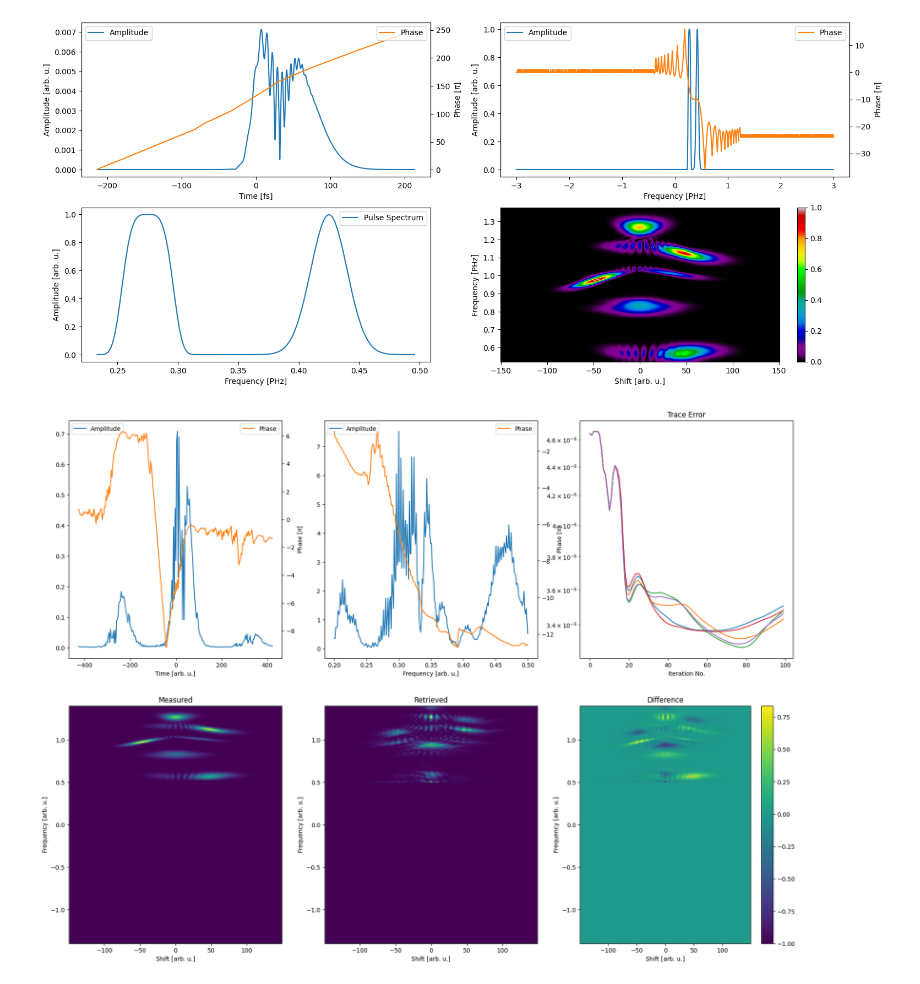
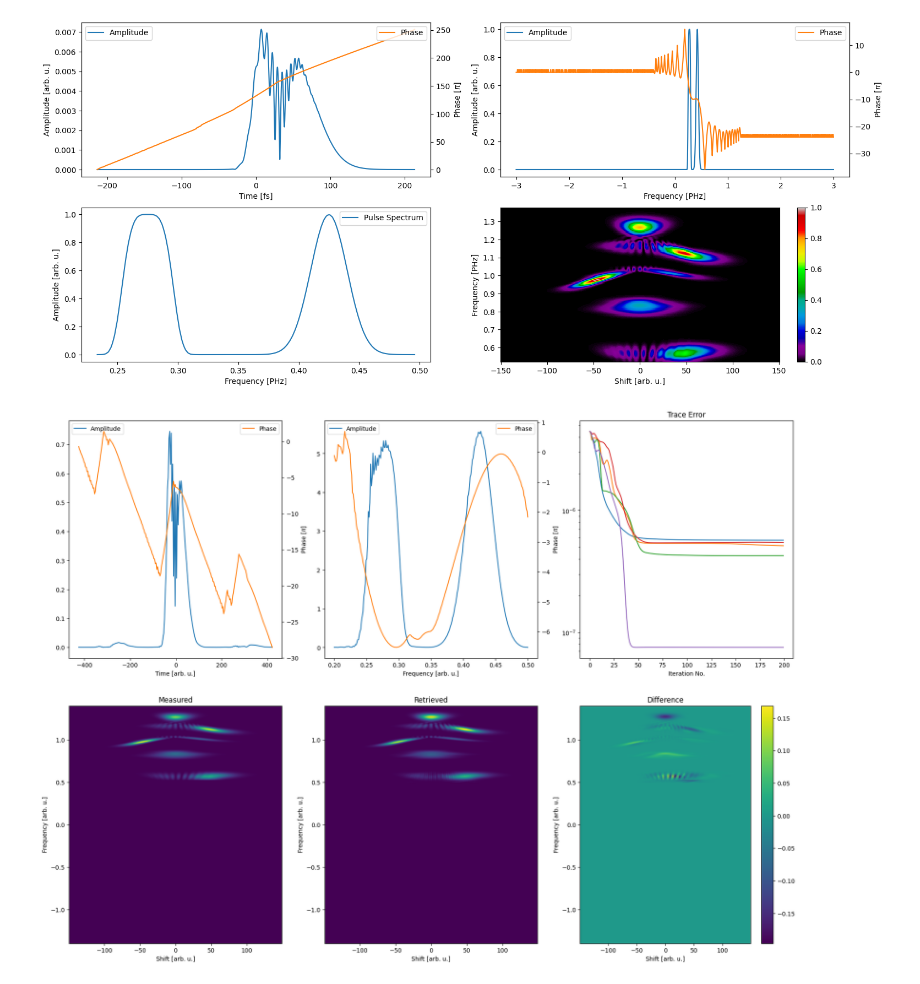
Before and after one commit to matillda123/Pulse-Retrieval-with-JAX, a Jupyter notebook: _usage_example.ipynb, the cells around one changed output. Cells and saved outputs as stored; diff of their text form; code cells hidden in the pictures.

```diff
--- a/_usage_example.ipynb
+++ b/_usage_example.ipynb
@@ -23,15 +23,13 @@ An NVIDIA GPU may be present on this machine, but a CUDA-enabled jaxlib is not i
 # %%
 from pulsedjax.real_fields.frog.classical_algorithms_frog_real_fields import CPCGPA
 
 
-# i think for power method and operator formalism one needs jnp.real
-
 gp = CPCGPA(delay, frequency_trace, trace, "thg", #solver=optax.adam(learning_rate=0.5),
                    f_range_fields=(0.5,1.4), f_range_pulse=(0.2,0.5), f_max_all_fields=1.4, seed=0)
 
-population = gp.create_initial_population(5, "constant")
+population = gp.create_initial_population(5, "random")
 
-final_result = gp.run(population, 100)
+final_result = gp.run(population, 200)
 gp.plot_results(final_result)
 # %% [output]
-[figure, old version]
+[figure, new version]
```
Also changed, not shown: parts of 5 cells of this notebook, 11 other files.
